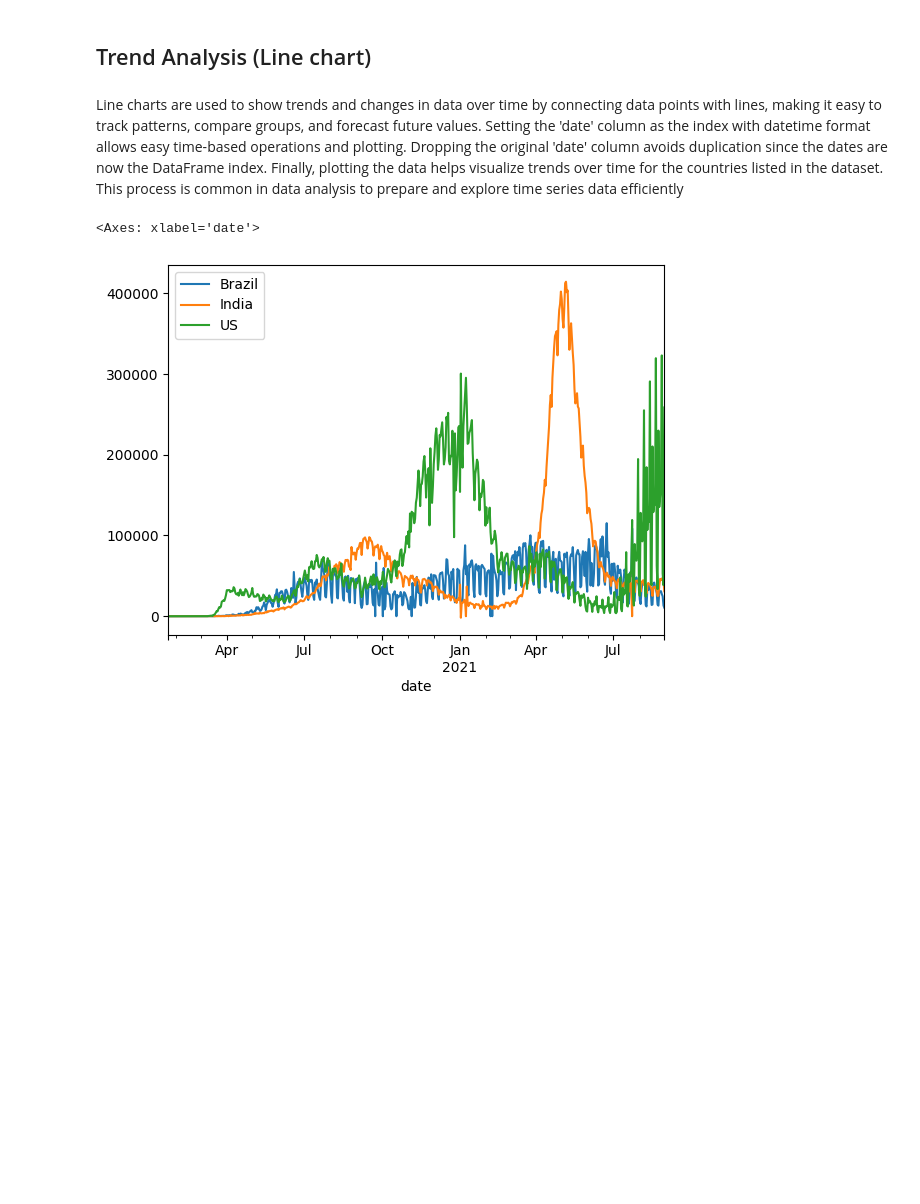
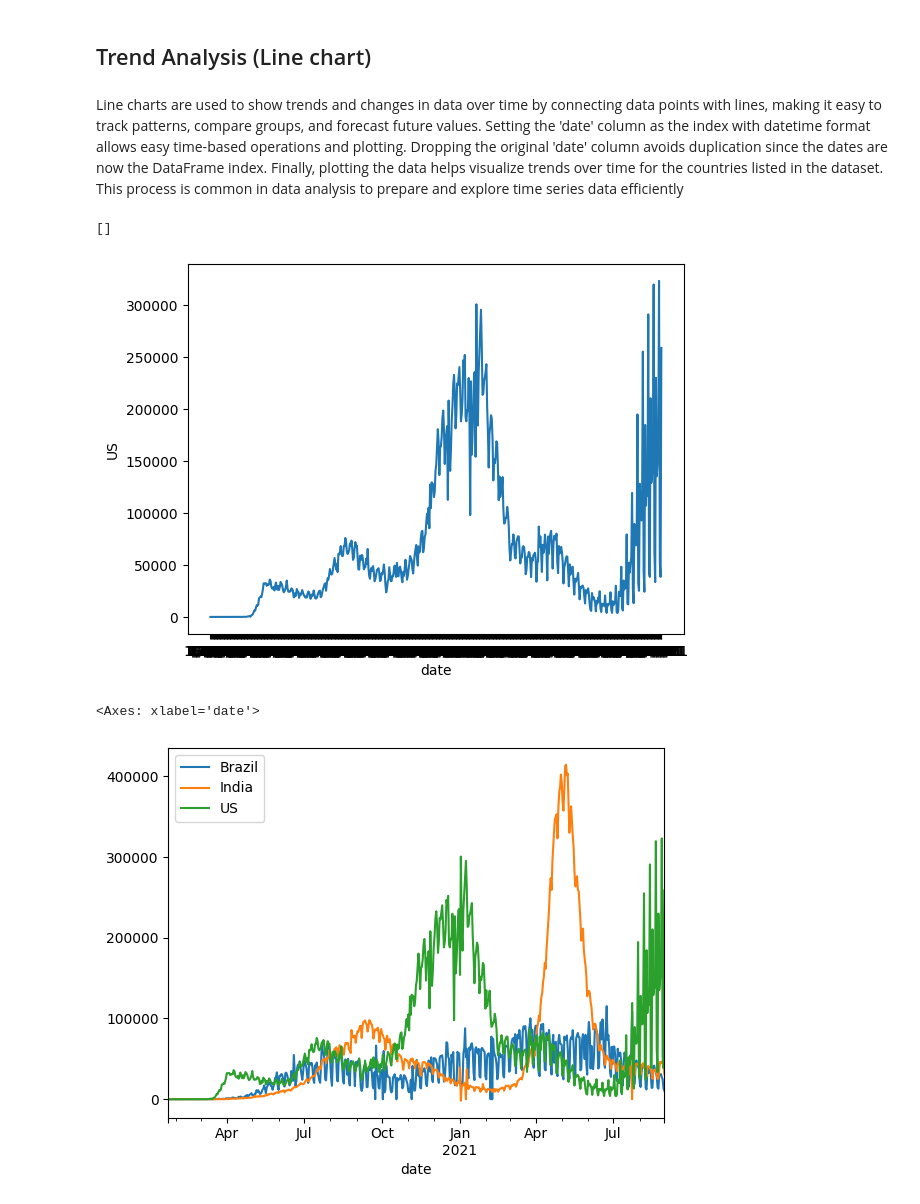
Before and after one commit to lcbjrrr/ProgWdata, a Jupyter notebook: CSC116_3_Prop_Trend.ipynb, the cells around one changed output. Cells and saved outputs as stored; diff of their text form; code cells hidden in the pictures; blank space fills up the shorter version.

```diff
--- a/CSC116_3_Prop_Trend.ipynb
+++ b/CSC116_3_Prop_Trend.ipynb
@@ -24,6 +24,14 @@ Name: Student, dtype: int64
 ## Trend Analysis (Line chart)
 # %% [markdown]
 Line charts are used to show trends and changes in data over time by connecting data points with lines, making it easy to track patterns, compare groups, and forecast future values. Setting the 'date' column as the index with datetime format allows easy time-based operations and plotting. Dropping the original 'date' column avoids duplication since the dates are now the DataFrame index. Finally, plotting the data helps visualize trends over time for the countries listed in the dataset. This process is common in data analysis to prepare and explore time series data efficiently
+# %%
+import pandas as pd
+import seaborn as sns
+df = pd.read_csv("https://raw.githubusercontent.com/lcbjrrr/ProgWData/refs/heads/main/covid19.csv")
+sns.lineplot(x = df["date"], y = df["US"]).set(**{})
+# %% [output]
+[]
+[figure, added]
 # %%
 covid = pd.read_csv('https://raw.githubusercontent.com/lcbjrrr/ProgWData/refs/heads/main/covid19.csv')
 covid.index = pd.to_datetime(covid['date'])
```
Also changed, not shown: parts of 2 cells of this notebook.
